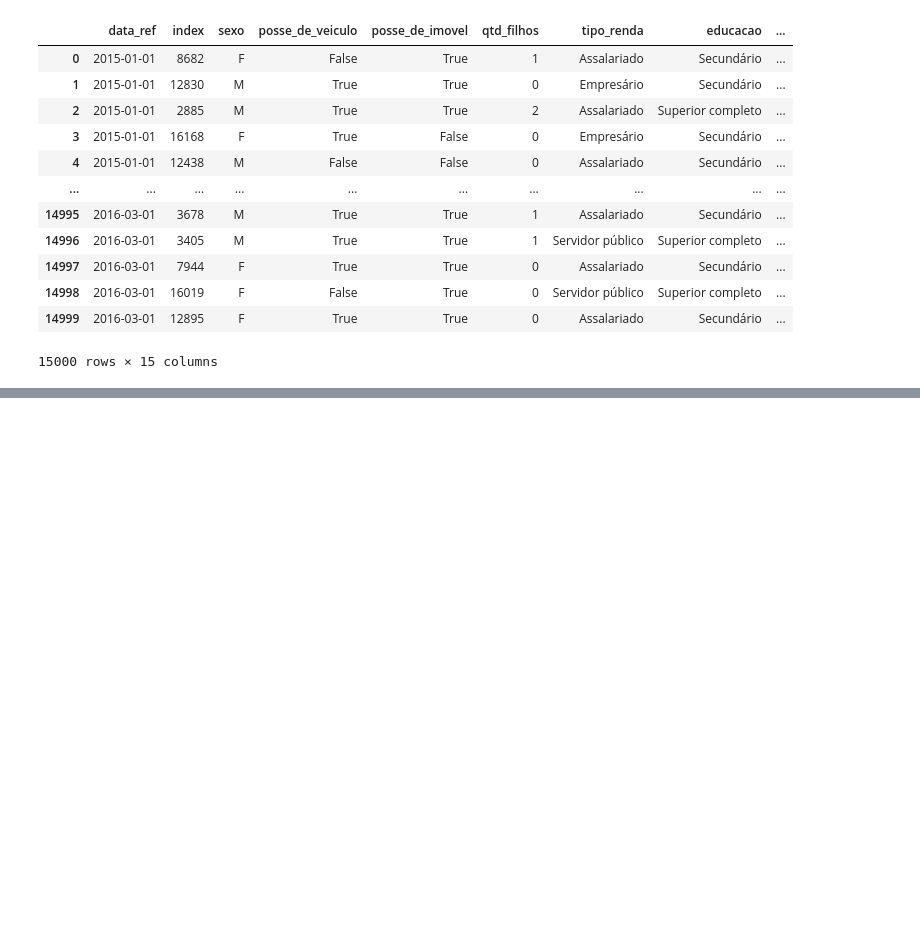
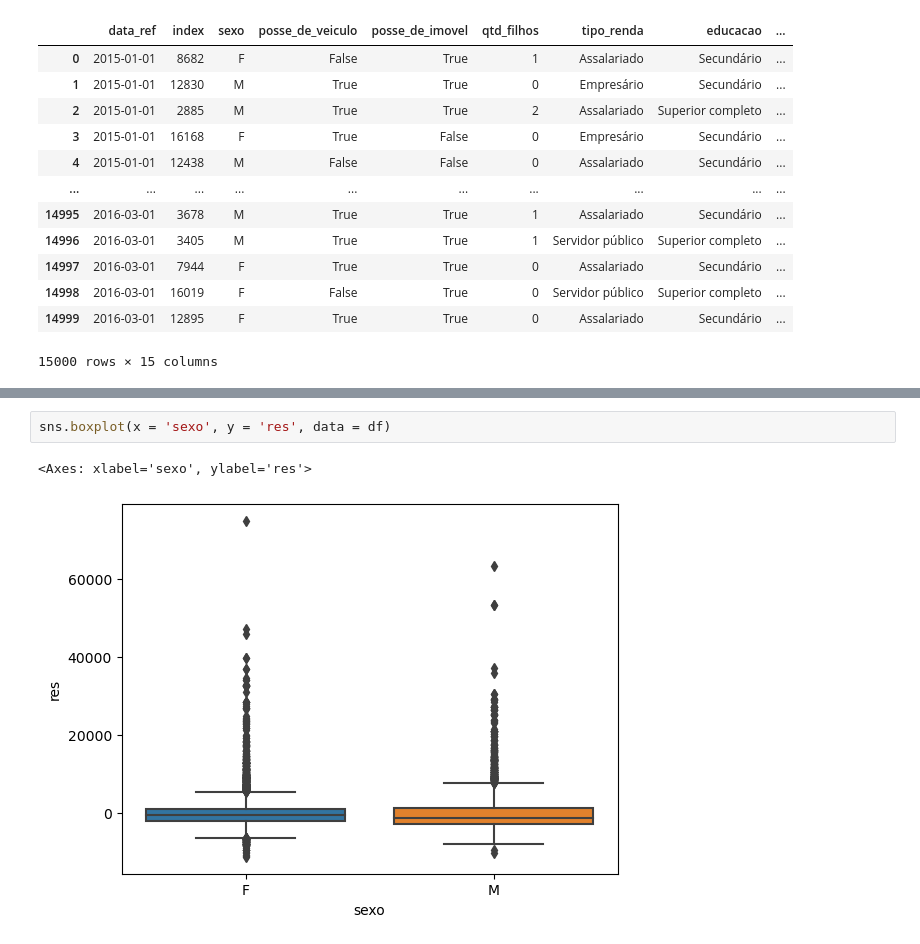
Before and after one commit to thomasgcosta/datascience-ebac, a Jupyter notebook: Tarefas/Ciencia_de_Dados_Mod12 - Tarefa 03.ipynb, the cells around one changed output, grey strips where cells are left out. Drawn from its saved outputs; the diff is of its cells as text; blank space fills up the shorter version.

```diff
--- a/Tarefas/Ciencia_de_Dados_Mod12 - Tarefa 03.ipynb
+++ b/Tarefas/Ciencia_de_Dados_Mod12 - Tarefa 03.ipynb
@@ -205,0 +405,5 @@ plt.axhline(y=0, color='r', linestyle='--')
+# %%
+sns.boxplot(x = 'sexo', y = 'res', data = df)
+# %% [output]
+<Axes: xlabel='sexo', ylabel='res'>
+[figure, added]
```
Also changed, not shown: parts of 19 cells of this notebook.
